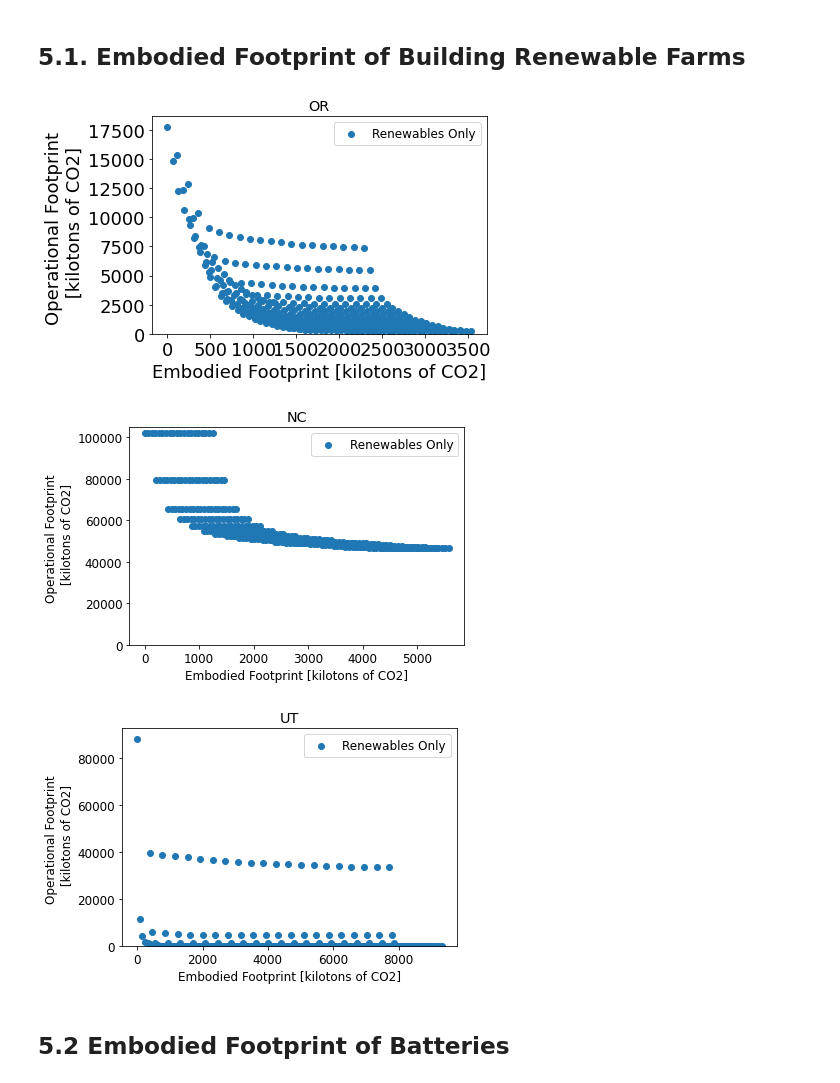
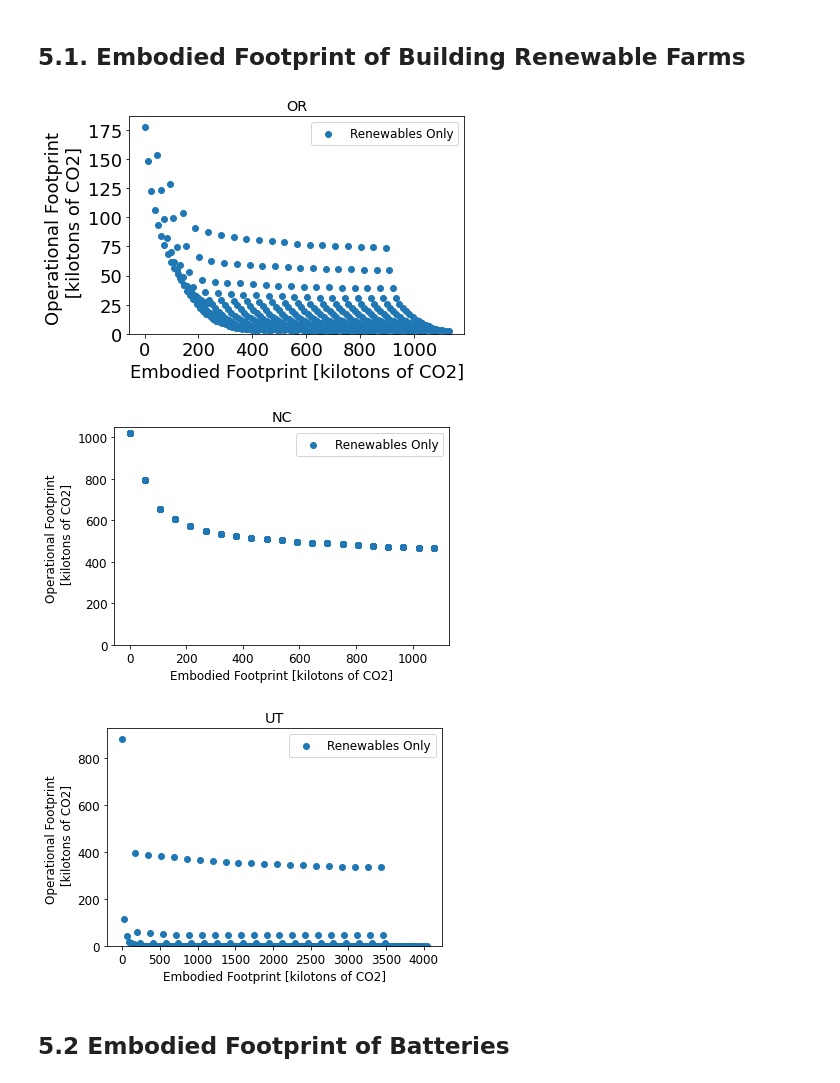
Before and after one commit to facebookresearch/CarbonExplorer, a Jupyter notebook: Carbon_Explorer.ipynb, the cells around one changed output. Drawn from its saved outputs; the diff is of its cells as text; code cells hidden in the pictures.

Commit message:
Multiple updates:
Fixing operational and embodied footprint numbers
Adding Renewable+CAS+Battery solution
Other minor changes

```diff
--- a/Carbon_Explorer.ipynb
+++ b/Carbon_Explorer.ipynb
@@ -108,11 +108,14 @@ rn_list = ["WND", "SUN", "WAT"]
 # numbers are taken from the corresponding links below
 # Battery
 # https://www.forbes.com/sites/rrapier/2020/02/16/estimating-the-carbon-footprint-of-utility-scale-battery-storage/?sh=1dc64eb97adb
-embodied_battery_footprint = 134 #tons of CO2 per MWh batttery capacity
-battery_lifetime = 10 # years
+embodied_battery_footprint = 74 #tons of CO2 per MWh batttery capacity, when manufacturing is fully renewable
+#embodied_battery_footprint = 134 #tons of CO2 per MWh batttery capacity, when manufacturing is not renewable
+cycles = 3000
+battery_lifetime = cycles/365  # years
 # Servers
 # https://www.hpe.com/psnow/doc/a50002430enw?jumpid=in_lit-psnow-red
-embodied_server_footprint = 744.5/120 # tons per MW
+dc_footprint_surcharge = 1.15 # addtional footprint for non-server components
+embodied_server_footprint = (744.5/120)*dc_footprint_surcharge # tons per MW
 server_lifetime = 4 # years
 # Solar and wind farms
 # https://www.nrel.gov/analysis/life-cycle-assessment.html
@@ -120,7 +123,7 @@ server_lifetime = 4 # years
 # https://yaleclimateconnections.org/2021/06/whats-the-carbon-footprint-of-a-wind-turbine/
 # These numbers are derived from a life cycle analysis and accounts for its manufacturing cost and the expected amount of energy generated.
 embodied_solar_farm_footprint = 55 # kg of CO2 per MWh
-embodied_wind_farm_footprint = 15 # kg of CO2 per MWh
+embodied_wind_farm_footprint = 12 # kg of CO2 per MWh
 # %% [markdown]
 ## 1.4. Simulate Hourly Datacenter Power Load
 **`extractDCRange(region, start_day, end_day, swing_percentage=5):`**  Returns a dataframe of DC power for the given date range set as index. Hourly DC power is simulated as a sine wave with the given fluctuation/swing percentage.
@@ -966,6 +969,7 @@ Now, we add on embodied carbon footprint of each solution into the analysis. For
 import numpy as np
 import seaborn as sns
 from matplotlib.collections import LineCollection
+from datetime import datetime
 
 ba_id = 0
 ren_results_map_final = []
@@ -1018,40 +1022,45 @@ for dc in dc_ba_map:
             #print("Renewable coverage ratio: ", renewable_coverage_ratio, "% ")
             if renewable_coverage_ratio >= 100:
                 min_ren_to_247 = min_wnd_to_247 + min_wnd_to_247
                 cur_ren_sum = wnd_capacity + sun_capacity
                 if min_ren_to_247 == -2 or min_ren_to_247 > cur_ren_sum:
                     min_sun_to_247 = sun_capacity
                     min_wnd_to_247 = wnd_capacity
+
+            op_footprint = (avg_dc_pow * ((100 - renewable_coverage_ratio)/100) * 10 * 365 * 24) * avg_carbon_intensity / (10**6)  # 10 years of time, kilotons of Co2
+            delta = int((datetime.strptime(END_DATE, "%Y-%m-%d") - datetime.strptime(START_DATE, "%Y-%m-%d")).days)
+            tot_wind_energy = wnd_db_scaled.sum()/delta*10*365 # normalize to 10 years of operation
+            tot_sun_energy = sun_db_scaled.sum()/delta*10*365 # normalize to 10 years of operation
+            emb_footprint = (tot_sun_energy * embodied_solar_farm_footprint + tot_wind_energy * embodied_wind_farm_footprint) / (10**6)  # 10 years of time, kilotons of Co2
+
             results_ren.loc[results_ren.shape[0]] = [
                 sun_capacity,
                 wnd_capacity,
                 renewable_coverage_ratio,
-                (avg_dc_pow * (100 - renewable_coverage_ratio) * 10 * 365 * 24) * avg_carbon_intensity
-                / (10**6),  # 10 years of time, kilotons of Co2
-                (sun_capacity * embodied_solar_farm_footprint + wnd_capacity * embodied_wind_farm_footprint)
-                * 10 * 365 * 24 / (10**6),  # 10 years of time, kilotons of Co2
+                op_footprint,
+                emb_footprint
             ]
 
     fig = plt.figure(figsize=(6, 4))
     ax = fig.gca()
     plt.rcParams.update({"font.size": 12})
     ax.scatter(
         results_ren["emb_footprint"],
         results_ren["op_footprint"],
         label="Renewables Only",
         marker='o'
     )
     plt.title(dc)
     ba_id = ba_id + 1
     ax.set(xlabel="Embodied Footprint [kilotons of CO2]", ylabel="Operational Footprint \n [kilotons of CO2]")
     ax.set_ylim(bottom=0)
     plt.legend()
     plt.show()
     ren_results_map_final.append(pickle.loads(pickle.dumps(results_ren)))
 # %% [output]
-[figure, old version]
+[figure, new version]
-[figure, old version]
+[figure, new version]
-[figure, old version]
+[figure, new version]
 # %% [markdown]
 ## 5.2 Embodied Footprint of Batteries
 # %%
```
Also changed, not shown: parts of 7 cells of this notebook.
